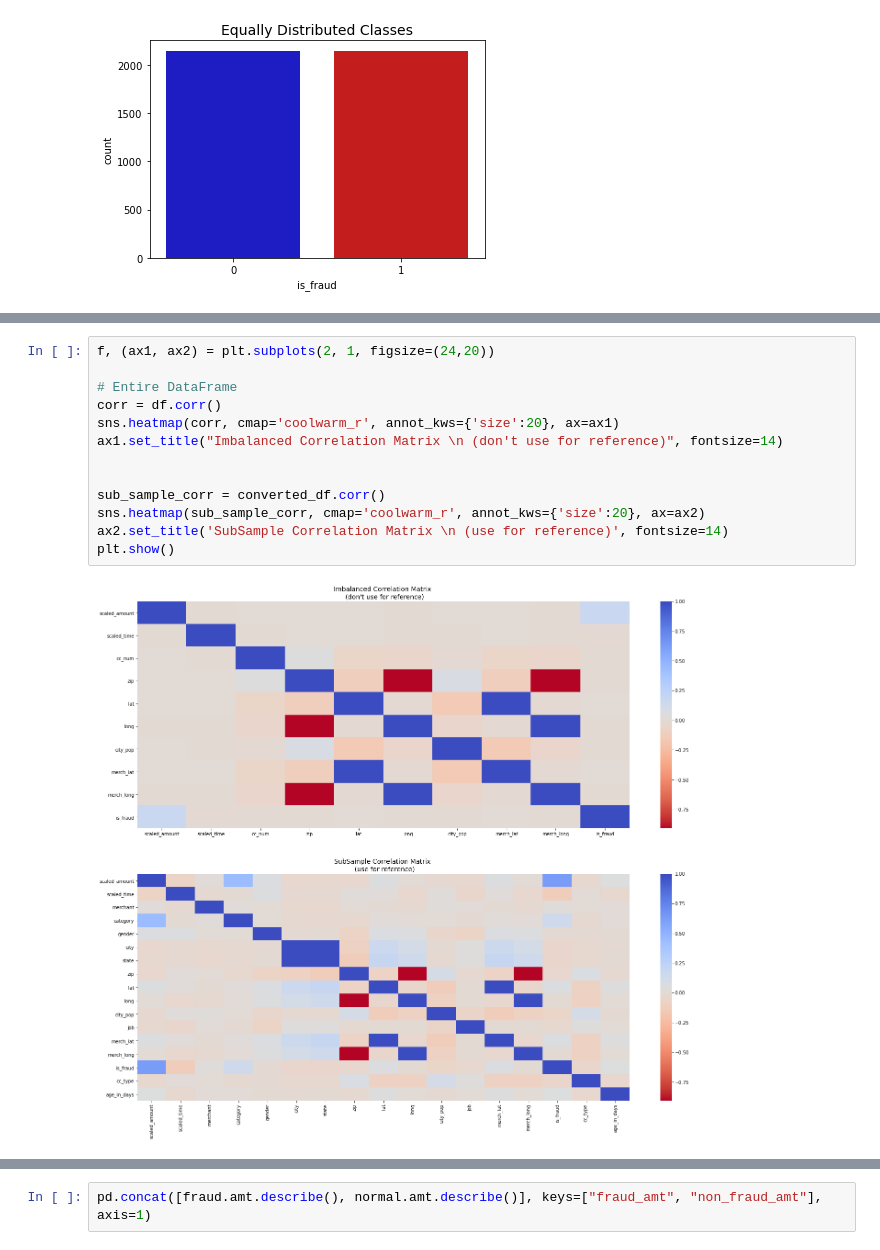
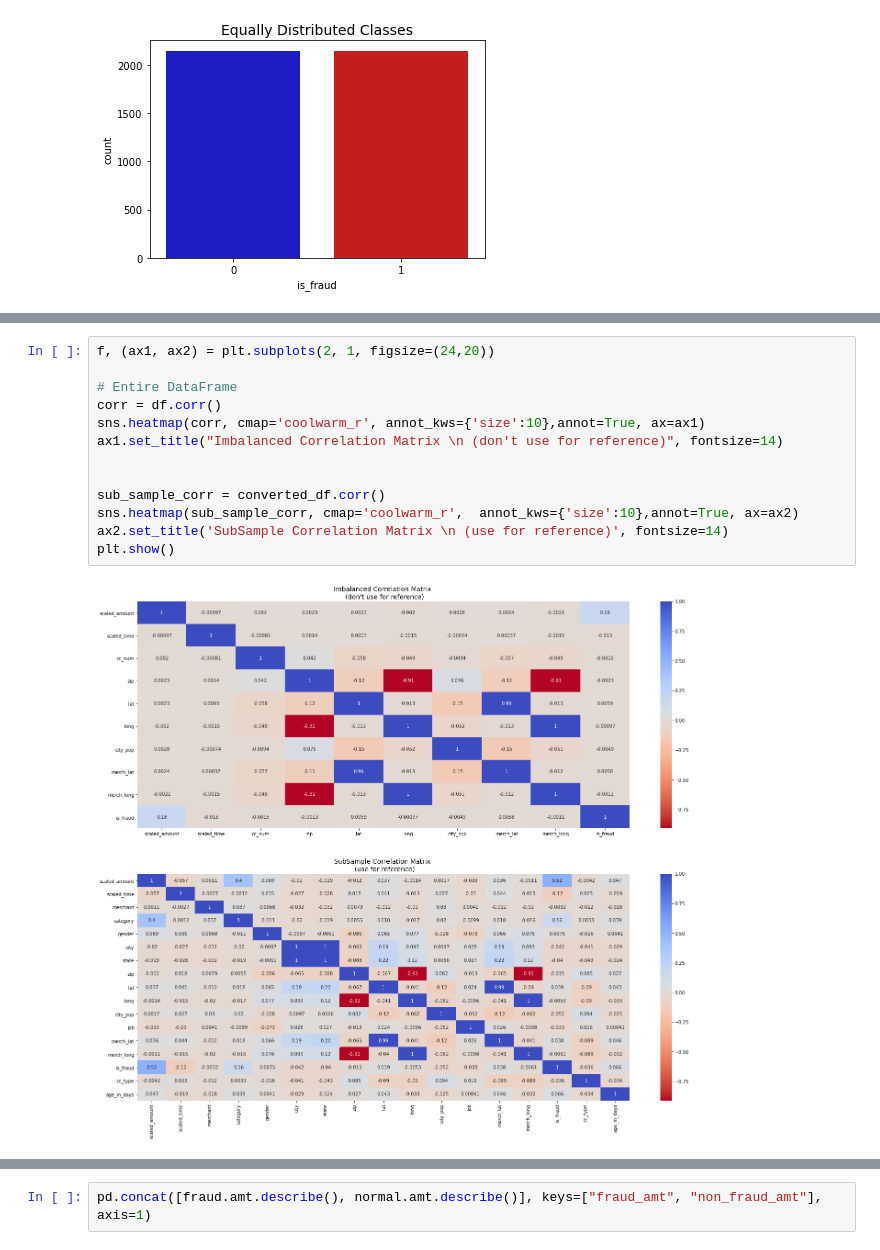
Before and after one commit to sashaaKr/master-of-science, a Jupyter notebook: semester_2/Advanced_Topics_in_Machine_Learning/assignment_2/Advanced Machine Learning - HW #2.ipynb, the cells around one changed output, grey strips where cells are left out. Drawn from its saved outputs; the diff is of its cells as text.

```diff
--- a/semester_2/Advanced_Topics_in_Machine_Learning/assignment_2/Advanced Machine Learning - HW #2.ipynb
+++ b/semester_2/Advanced_Topics_in_Machine_Learning/assignment_2/Advanced Machine Learning - HW #2.ipynb
@@ -512,18 +518,18 @@ converted_df
 # %%
 f, (ax1, ax2) = plt.subplots(2, 1, figsize=(24,20))
 
 # Entire DataFrame
 corr = df.corr()
-sns.heatmap(corr, cmap='coolwarm_r', annot_kws={'size':20}, ax=ax1)
+sns.heatmap(corr, cmap='coolwarm_r', annot_kws={'size':10},annot=True, ax=ax1)
 ax1.set_title("Imbalanced Correlation Matrix \n (don't use for reference)", fontsize=14)
 
 
 sub_sample_corr = converted_df.corr()
-sns.heatmap(sub_sample_corr, cmap='coolwarm_r', annot_kws={'size':20}, ax=ax2)
+sns.heatmap(sub_sample_corr, cmap='coolwarm_r',  annot_kws={'size':10},annot=True, ax=ax2)
 ax2.set_title('SubSample Correlation Matrix \n (use for reference)', fontsize=14)
 plt.show()
 # %% [output]
-[figure, old version]
+[figure, new version]
 # %%
 f, axes = plt.subplots(ncols=4, figsize=(20,4))
 
```
Also changed, not shown: parts of 14 cells of this notebook.
